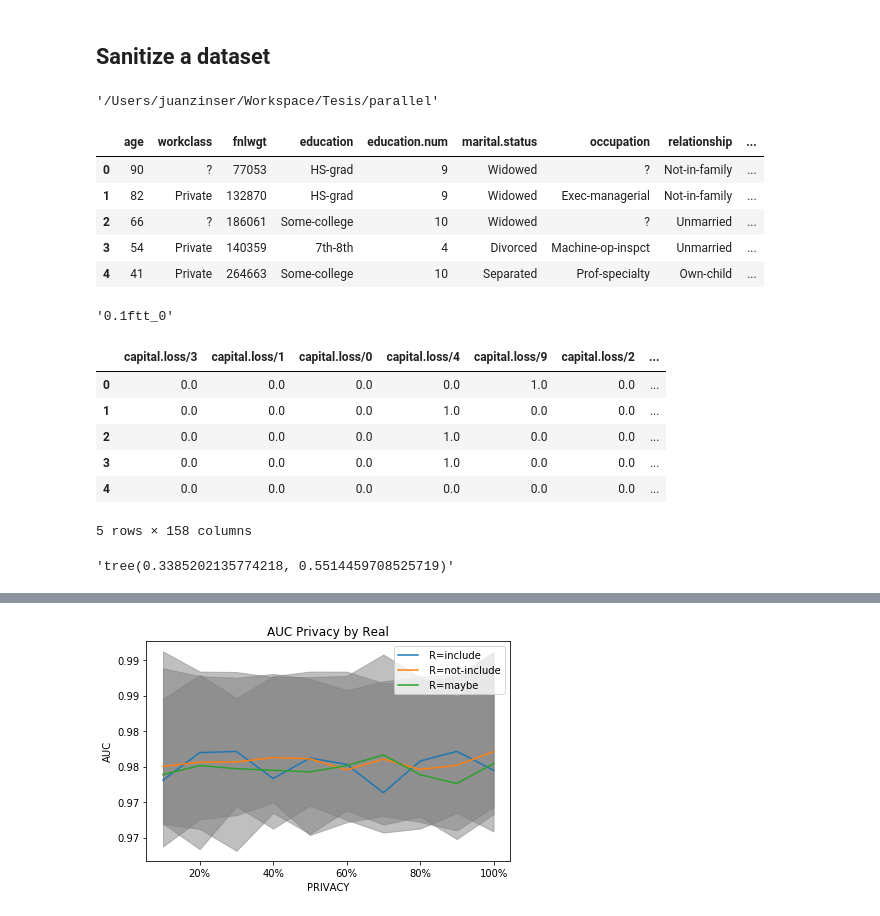
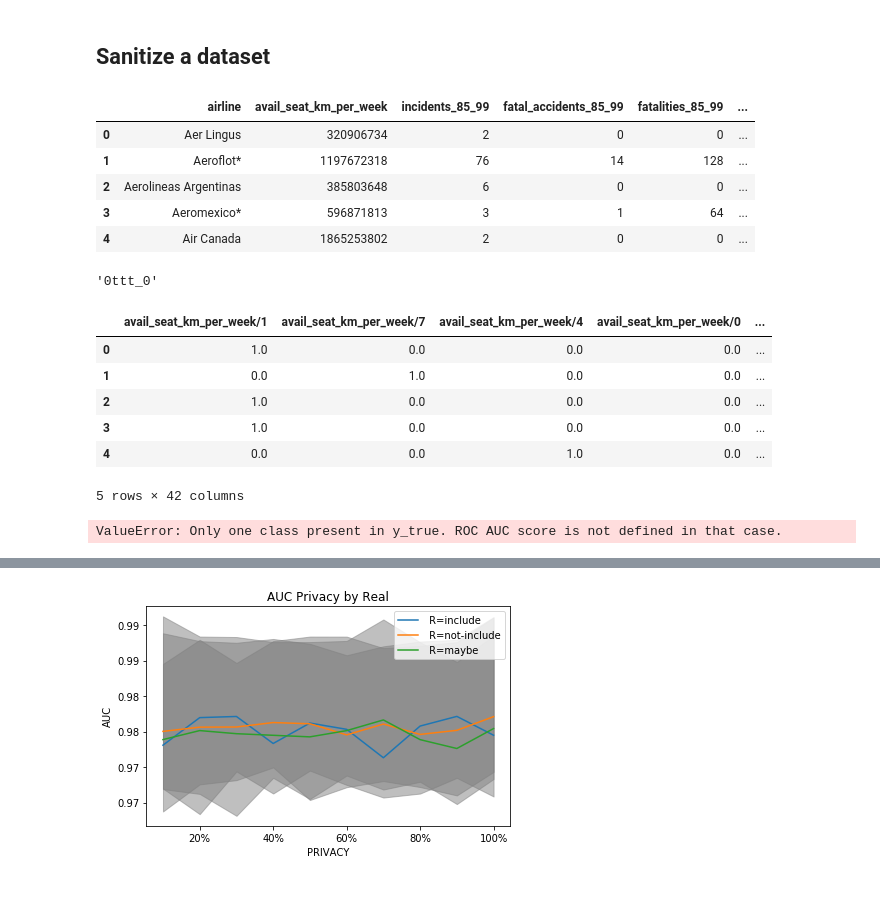
Before and after one commit to jwzinser/Tesis, a Jupyter notebook: parallel/pandas_models.ipynb, the cells around one changed output, grey strips where cells are left out. Saved outputs shown, nothing was run; the diff lists cells and outputs as text; code cells hidden in the pictures.

Commit message:
only discrete

```diff
--- a/parallel/pandas_models.ipynb
+++ b/parallel/pandas_models.ipynb
@@ -28,18 +28,14 @@ import math
 import pandas as pd
 import numpy as np
 from sanitization_tools import *
-#dataset_path = "/Users/juanzinser/Workspace/Tesis/data/kaggle/insurance/insurance.csv"
-dataset_path = "/Users/juanzinser/Workspace/Tesis/data/kaggle/census/adult.csv"
+#dataset_path = "/Users/juanzinser/Workspace/Tesis/data/kaggle/telco-customer-churn/WA_Fn-UseC_-Telco-Customer-Churn.csv"
+dataset_path = "/Users/juanzinser/Workspace/Tesis/data/kaggle/airline/airline-safety.csv"
 #client = Client("0.0.0.0:8786")
 #client = Client()
 # read data
-# %%
-pwd
-# %% [output]
-'/Users/juanzinser/Workspace/Tesis/parallel'
 # %%
 cases = [[1, True, True, True, False]]
-for pr in range(1,6):
+for pr in range(1,11):
     cases += [[pr/10, False, True, True, False],
               [pr/10, True, True, True, False],
               [pr/10, True, False, False, False],
@@ -49,16 +45,17 @@ data = pd.read_csv(dataset_path)
 # %%
 data.head()
 # %% [output]
-|  | age | workclass | fnlwgt | education | education.num | marital.status | occupation | relationship | ... |
-| 0 | 90 | ? | 77053 | HS-grad | 9 | Widowed | ? | Not-in-family | ... |
-| 1 | 82 | Private | 132870 | HS-grad | 9 | Widowed | Exec-managerial | Not-in-family | ... |
-| 2 | 66 | ? | 186061 | Some-college | 10 | Widowed | ? | Unmarried | ... |
-| 3 | 54 | Private | 140359 | 7th-8th | 4 | Divorced | Machine-op-inspct | Unmarried | ... |
-| 4 | 41 | Private | 264663 | Some-college | 10 | Separated | Prof-specialty | Own-child | ... |
+|  | airline | avail_seat_km_per_week | incidents_85_99 | fatal_accidents_85_99 | fatalities_85_99 | ... |
+| 0 | Aer Lingus | 320906734 | 2 | 0 | 0 | ... |
+| 1 | Aeroflot* | 1197672318 | 76 | 14 | 128 | ... |
+| 2 | Aerolineas Argentinas | 385803648 | 6 | 0 | 0 | ... |
+| 3 | Aeromexico* | 596871813 | 3 | 1 | 64 | ... |
+| 4 | Air Canada | 1865253802 | 2 | 0 | 0 | ... |
 # %%
 from sklearn import preprocessing, metrics, linear_model, metrics, svm, naive_bayes, tree
 from IPython.display import display, clear_output
 import time
+import re
 
 model_dict = dict()
 model_dict["linear_regression"] = linear_model.LinearRegression()
@@ -88,8 +85,10 @@ for case in cases:
             #data = dataframe.from_pandas(pd.read_csv(dataset_path), npartitions=1)
             #data = data.dropna()
             data = pd.read_csv(dataset_path)
+            data = data.dropna()
+            data = data[[col for col in data.columns if col not in ["lat", "lon", "hostel.name", "Distance"]]]
             data_cols = data.columns
-            y_col = "income"
+            y_col = "fatalities_00_14"
             #data_y = data[y_col].compute()
             data_y = data[y_col]
             # print(len(data))
@@ -113,40 +112,40 @@ for case in cases:
                     asd[col] = np.matrix([entry_sanitization(entry=x, **meta_info["algorithm"], **meta_info["columns"][col]) for x in data[col]])
                     rmse_dict[col] = sum([np.power(x-y,2) for x,y in zip(meta_info["columns"][col]["counter"].values(), asd[col].sum(axis=0))])
             nis = pd.DataFrame.from_dict(rmse_dict, orient="index").reset_index()
             nis.columns = ["class", "rmse"]
             nis["case"] = case_name_rand
             reco_list.append(nis)
 
             #dataa =  pd.concat([pd.DataFrame([i for i in v.values], columns=[k+"/"+i for i in meta_info["columns"][k]["key_to_order"].keys()]) for k, v in asd.items()], axis=1)
             dataa =  pd.concat([pd.DataFrame(v, columns=[k+"/"+i for i in meta_info["columns"][k]["key_to_order"].keys()]) for k, v in asd.items()], axis=1)
             if len(data_y.unique())==2:
                 dataa["y"] = (data_y==data_y.unique()[0]).astype(int)
             else: # in case there is numeric take the median
                 dataa["y"] = (data_y>=sorted(data_y)[int(len(data_y)/2)]).astype(int)
 
             std_scaler = preprocessing.StandardScaler()
             #for col in std_cols:
                 #dataa[col] = std_scaler.fit_transform(pd.DataFrame({col:data[col].compute().values}))
             #    dataa[col] = std_scaler.fit_transform(pd.DataFrame({col:data[col].values}))
             # apply a suppervised algorithm
             dataa = dataa.dropna()
             display(dataa.head())
             case_model_scores[case_name_rand] = dict()
             for model_name, model in model_dict.items():
                 case_model_scores[case_name_rand][model_name] = get_auc_score_of_model(dataa, model)#[:2]
                 display(model_name + str(case_model_scores[case_name_rand][model_name][:2]))
             #time.sleep(.5)
             clear_output(wait=True)
         processed_cases.append(case_name)
         iterator += 1
 # %% [output]
-'0.1ftt_0'
+'0ttt_0'
-|  | capital.loss/3 | capital.loss/1 | capital.loss/0 | capital.loss/4 | capital.loss/9 | capital.loss/2 | ... |
-| 0 | 0.0 | 0.0 | 0.0 | 0.0 | 1.0 | 0.0 | ... |
-| 1 | 0.0 | 0.0 | 0.0 | 1.0 | 0.0 | 0.0 | ... |
-| 2 | 0.0 | 0.0 | 0.0 | 1.0 | 0.0 | 0.0 | ... |
-| 3 | 0.0 | 0.0 | 0.0 | 1.0 | 0.0 | 0.0 | ... |
-| 4 | 0.0 | 0.0 | 0.0 | 0.0 | 0.0 | 0.0 | ... |
+|  | avail_seat_km_per_week/1 | avail_seat_km_per_week/7 | avail_seat_km_per_week/4 | avail_seat_km_per_week/0 | ... |
+| 0 | 1.0 | 0.0 | 0.0 | 0.0 | ... |
+| 1 | 0.0 | 1.0 | 0.0 | 0.0 | ... |
+| 2 | 1.0 | 0.0 | 0.0 | 0.0 | ... |
+| 3 | 1.0 | 0.0 | 0.0 | 0.0 | ... |
+| 4 | 0.0 | 0.0 | 1.0 | 0.0 | ... |
-5 rows × 158 columns
+5 rows × 42 columns
-'tree(0.3385202135774218, 0.5514459708525719)'
+ValueError: Only one class present in y_true. ROC AUC score is not defined in that case.
 # %%
```
Also changed, not shown: parts of 13 cells of this notebook, 3 other files.
